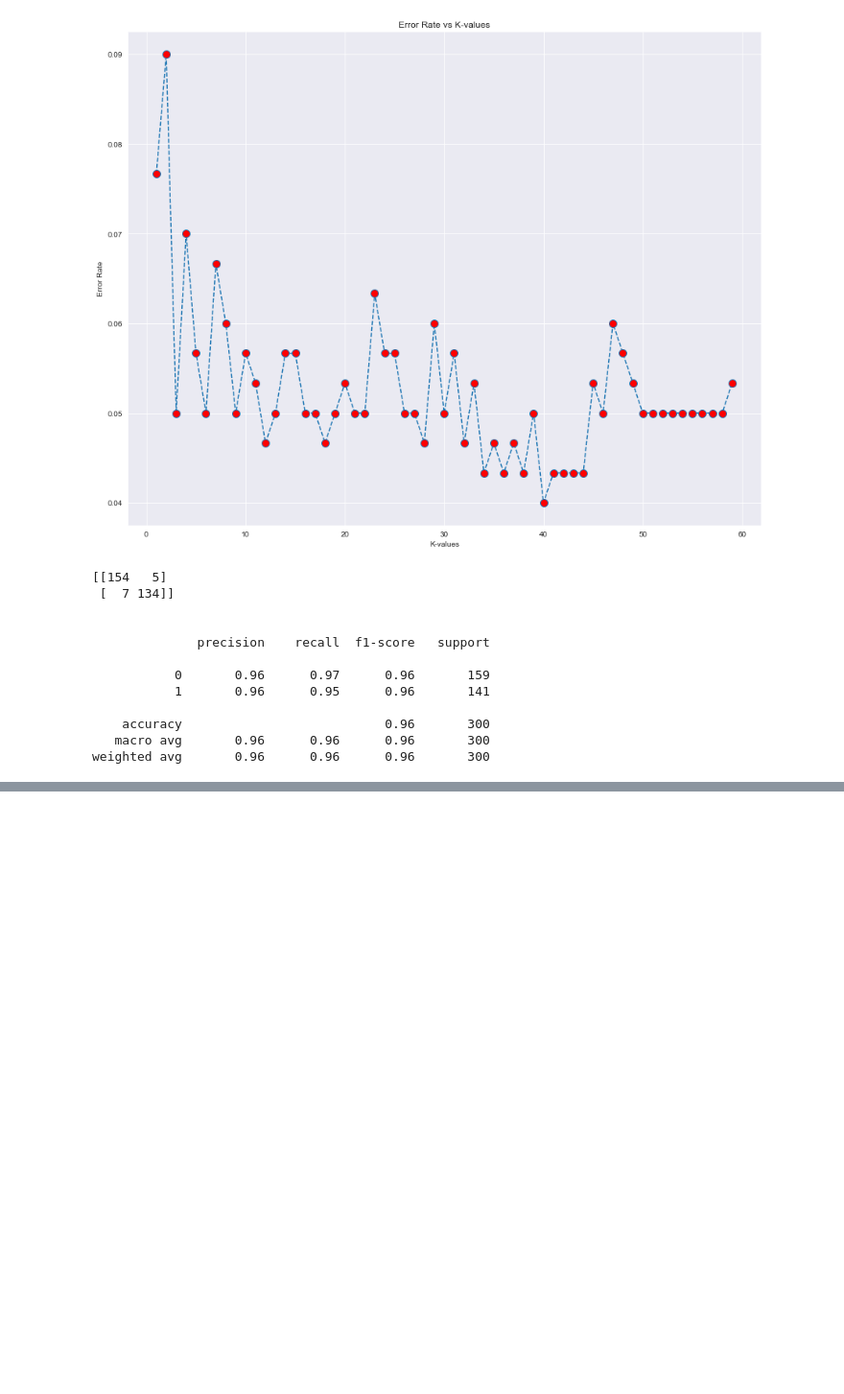
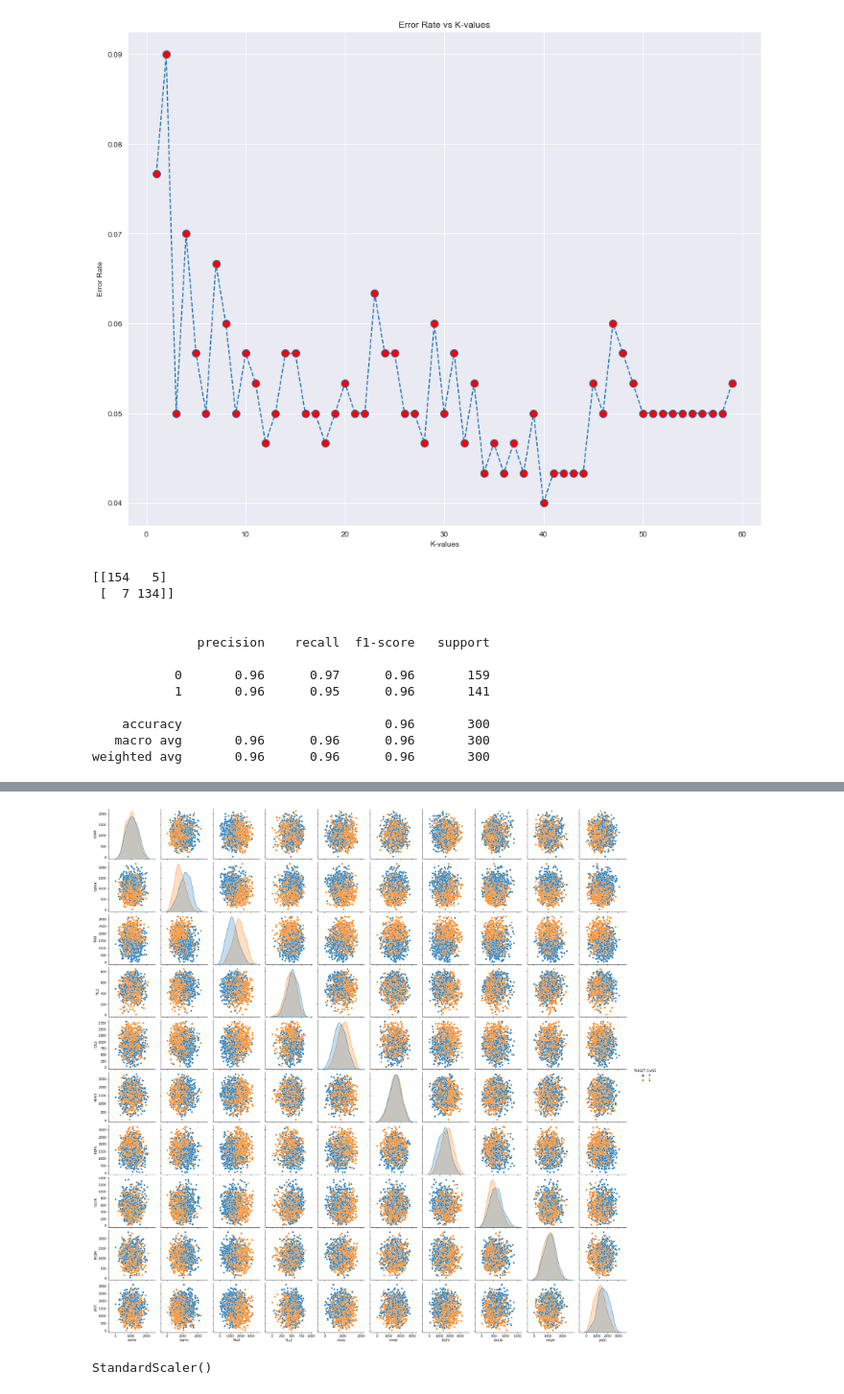
Before and after one commit to Sojiknight/ML-, a Jupyter notebook: KNN.ipynb, the cells around one changed output, grey strips where cells are left out. Shown at 96% size. Cells and saved outputs as stored; diff of their text form; code cells hidden in the pictures; blank space fills up the shorter version.

```diff
--- a/KNN.ipynb
+++ b/KNN.ipynb
@@ -193,0 +202,3 @@ weighted avg       0.96      0.96      0.96       300
+# %%
+df = pd.read_csv('KNN_Project_Data')
+df.head()
@@ -193,0 +214,4 @@ weighted avg       0.96      0.96      0.96       300
+# %%
+fig = sns.pairplot(df,hue='TARGET CLASS')
+# %% [output]
+[figure, added]
@@ -193,0 +226,4 @@ weighted avg       0.96      0.96      0.96       300
+# %%
+sec.fit(df.drop('TARGET CLASS', axis=1))
+# %% [output]
+StandardScaler()
```
Also changed, not shown: parts of 31 cells of this notebook.
